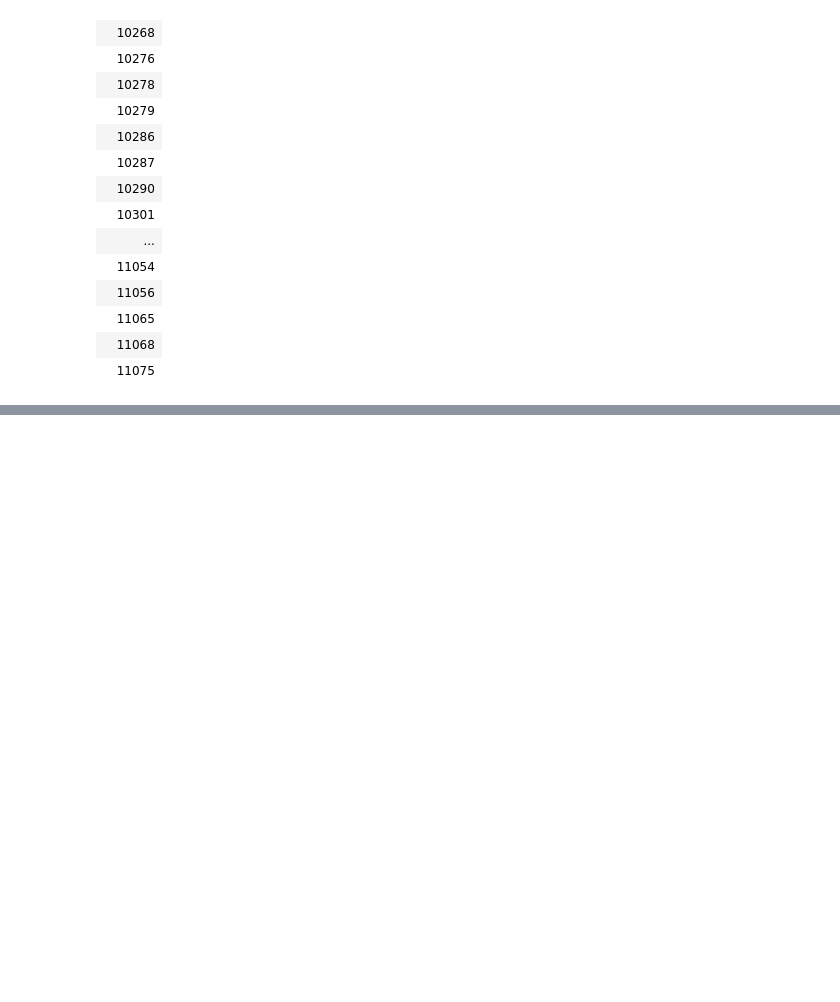
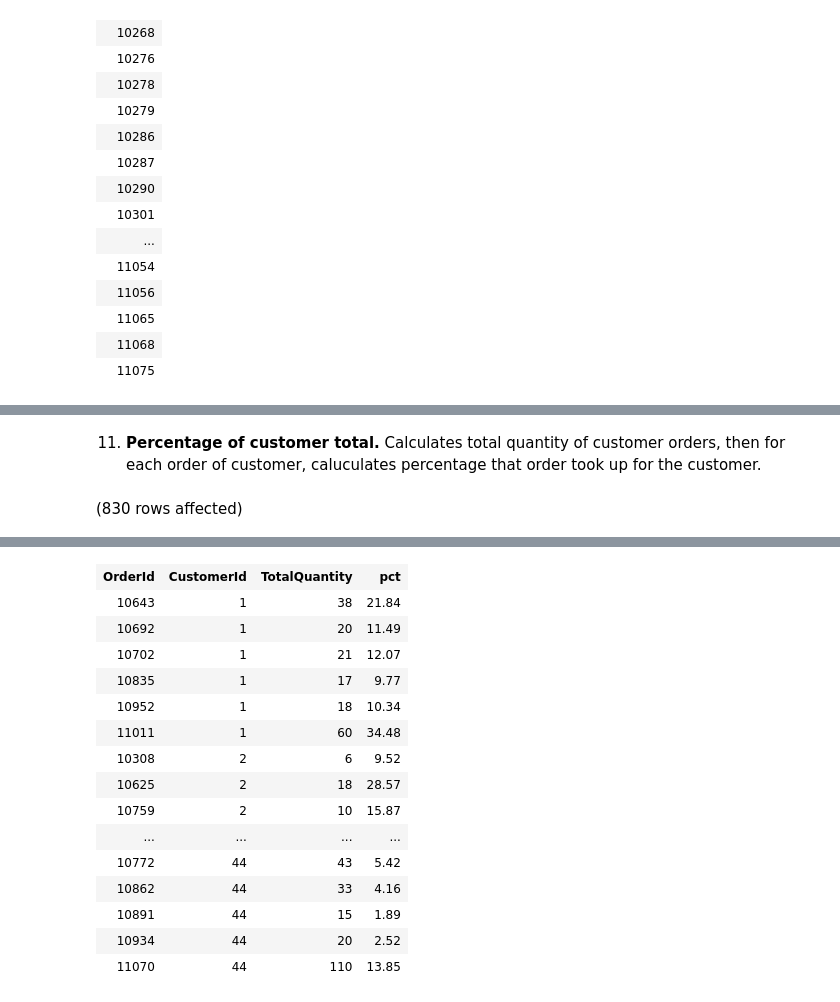
Before and after one commit to ryanmohamed/tsql_hw3, a Jupyter notebook: chapter4.ipynb, the cells around one changed output, grey strips where cells are left out. Drawn from its saved outputs; the diff is of its cells as text; code cells hidden in the pictures; blank space fills up the shorter version.

```diff
--- a/chapter4.ipynb
+++ b/chapter4.ipynb
@@ -75,0 +261,20 @@ Total execution time: 00:00:00.135
+# %% [markdown]
+11. **Percentage of customer total.** Calculates total quantity of customer orders, then for each order of customer, caluculates percentage that order took up for the customer.
+# %%
+use Northwinds2022TSQLV7
+
+--gets total orders placed by a customer (85)
+-- select sum(O2.TotalQuantity)
+-- from Sales.[uvw_OrderValues] as O2
+-- where O2.CustomerId = 85
+
+select OrderId, CustomerId, TotalQuantity,
+    cast(100. * TotalQuantity / (
+        select sum(O2.TotalQuantity) --get total orders placed by customer
+        from Sales.[uvw_OrderValues] as O2
+        where O2.CustomerId = O1.CustomerId
+    ) as numeric(5,2)) as pct
+from Sales.uvw_OrderValues as O1
+order by CustomerId, OrderId
+# %% [output]
+(830 rows affected)
@@ -75,0 +282,16 @@ Total execution time: 00:00:00.135
+| OrderId | CustomerId | TotalQuantity | pct |
+| 10643 | 1 | 38 | 21.84 |
+| 10692 | 1 | 20 | 11.49 |
+| 10702 | 1 | 21 | 12.07 |
+| 10835 | 1 | 17 | 9.77 |
+| 10952 | 1 | 18 | 10.34 |
+| 11011 | 1 | 60 | 34.48 |
+| 10308 | 2 | 6 | 9.52 |
+| 10625 | 2 | 18 | 28.57 |
+| 10759 | 2 | 10 | 15.87 |
+| ... | ... | ... | ... |
+| 10772 | 44 | 43 | 5.42 |
+| 10862 | 44 | 33 | 4.16 |
+| 10891 | 44 | 15 | 1.89 |
+| 10934 | 44 | 20 | 2.52 |
+| 11070 | 44 | 110 | 13.85 |
```
Also changed, not shown: parts of 24 cells of this notebook.
